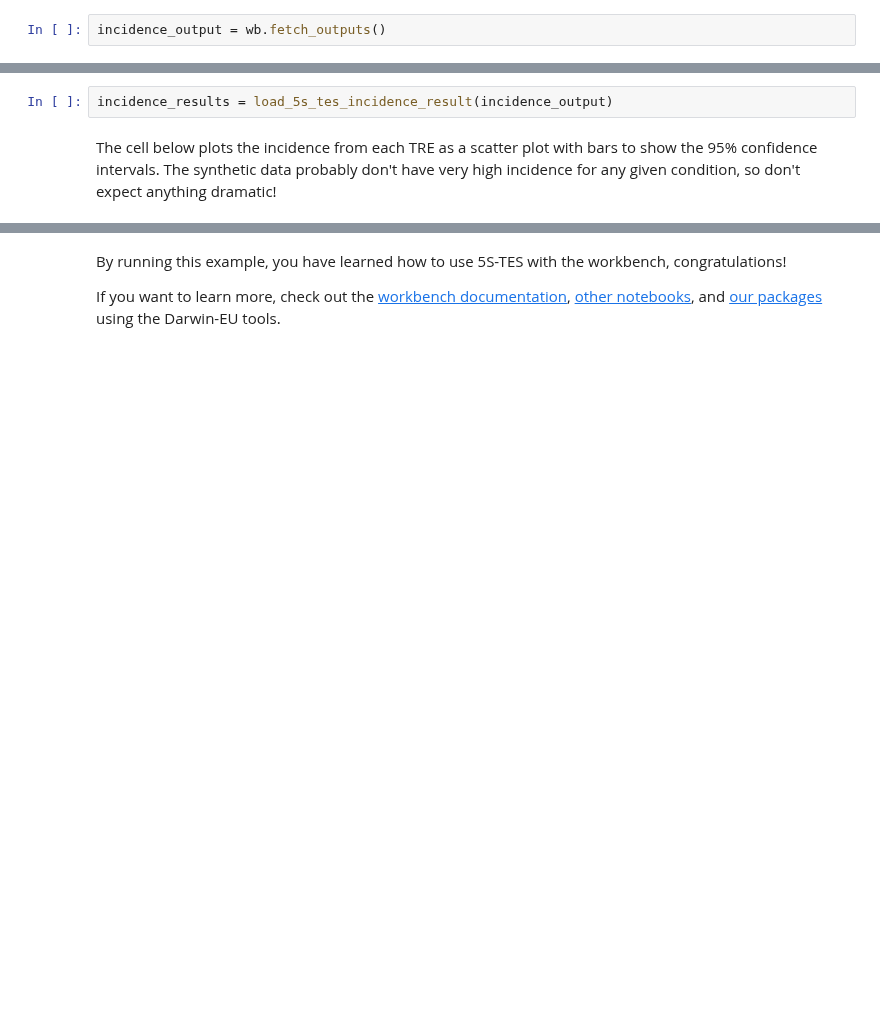
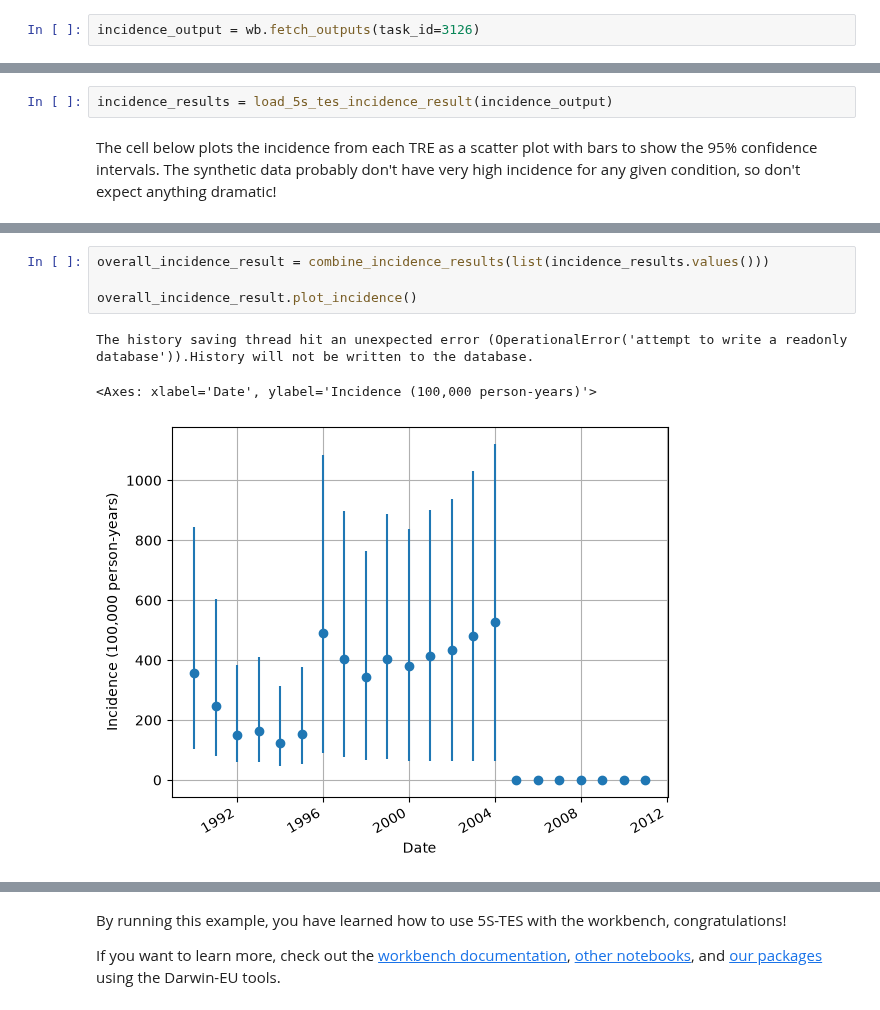
Before and after one commit to Health-Informatics-UoN/5s-TES-notebooks, a Jupyter notebook: Darwin-EU/OHDSI workshop Incidence Prevalence.ipynb, the cells around one changed output, grey strips where cells are left out. Saved outputs shown, nothing was run; the diff lists cells and outputs as text; blank space fills up the shorter version.

Commit message:
combining Incidence results

```diff
--- a/Darwin-EU/OHDSI workshop Incidence Prevalence.ipynb
+++ b/Darwin-EU/OHDSI workshop Incidence Prevalence.ipynb
@@ -118,4 +139,4 @@ By default, without any parameters, function `fetch_outputs` will try fetching t
 
 You can also fetch outputs from a specific task by passing the `task_id` parameter to the function. For example, to fetch the outputs from task with `task_id = 1823`, you can run: `wb.fetch_outputs(task_id=1823)`
 # %%
-incidence_output = wb.fetch_outputs()
+incidence_output = wb.fetch_outputs(task_id=3126)
@@ -135,0 +179,8 @@ plot_incidence_results(incidence_results)
+# %%
+overall_incidence_result = combine_incidence_results(list(incidence_results.values()))
+
+overall_incidence_result.plot_incidence()
+# %% [output]
+The history saving thread hit an unexpected error (OperationalError('attempt to write a readonly database')).History will not be written to the database.
+<Axes: xlabel='Date', ylabel='Incidence (100,000 person-years)'>
+[figure, added]
```
Also changed, not shown: parts of 11 cells of this notebook, 7 other files.
